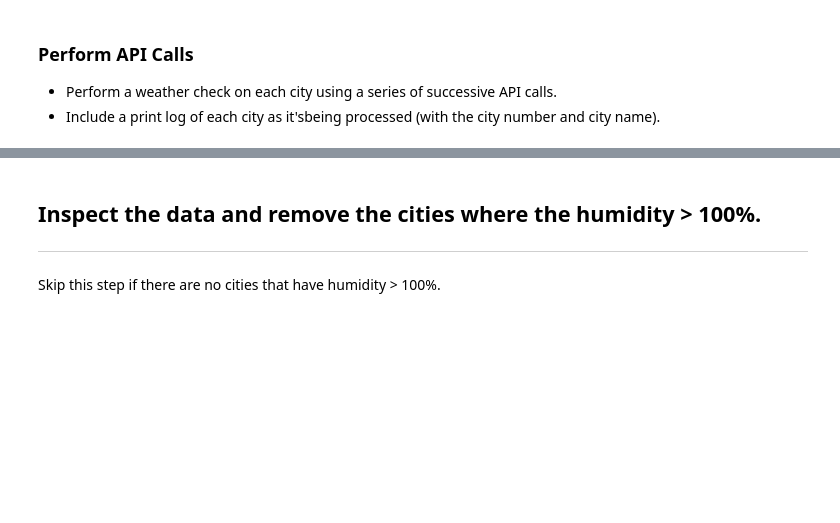
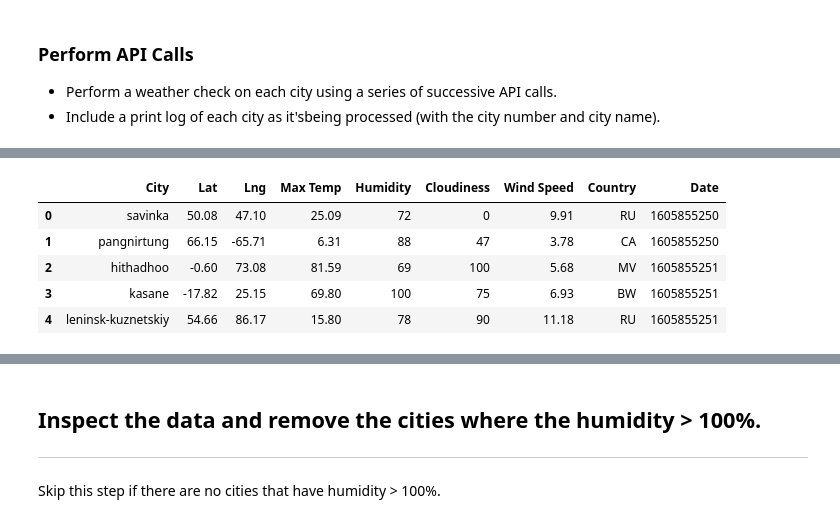
Before and after one commit to leonardz17/Python_API_Challenge, a Jupyter notebook: WeatherPy/WeatherPy-Working.ipynb, the cells around one changed output, grey strips where cells are left out. Saved outputs shown, nothing was run; the diff lists cells and outputs as text; code cells hidden in the pictures; blank space fills up the shorter version.

Commit message:
finished code for api request, export to csv and display dataframe

```diff
--- a/WeatherPy/WeatherPy-Working.ipynb
+++ b/WeatherPy/WeatherPy-Working.ipynb
@@ -58,2 +120,17 @@ len(cities)
+# %%
+# Display DataFrame
+city_data_df = pd.DataFrame(city_data)
+
+# Export to csv file
+output_data_file = city_data_df.to_csv("output_data/cities.csv",index=False)
+
+city_data_df.head()
+# %% [output]
+|  | City | Lat | Lng | Max Temp | Humidity | Cloudiness | Wind Speed | Country | Date |
+| 0 | savinka | 50.08 | 47.10 | 25.09 | 72 | 0 | 9.91 | RU | 1605855250 |
+| 1 | pangnirtung | 66.15 | -65.71 | 6.31 | 88 | 47 | 3.78 | CA | 1605855250 |
+| 2 | hithadhoo | -0.60 | 73.08 | 81.59 | 69 | 100 | 5.68 | MV | 1605855251 |
+| 3 | kasane | -17.82 | 25.15 | 69.80 | 100 | 75 | 6.93 | BW | 1605855251 |
+| 4 | leninsk-kuznetskiy | 54.66 | 86.17 | 15.80 | 78 | 90 | 11.18 | RU | 1605855251 |
 # %%
 # %% [output]
```
Also changed, not shown: parts of 9 cells of this notebook.
